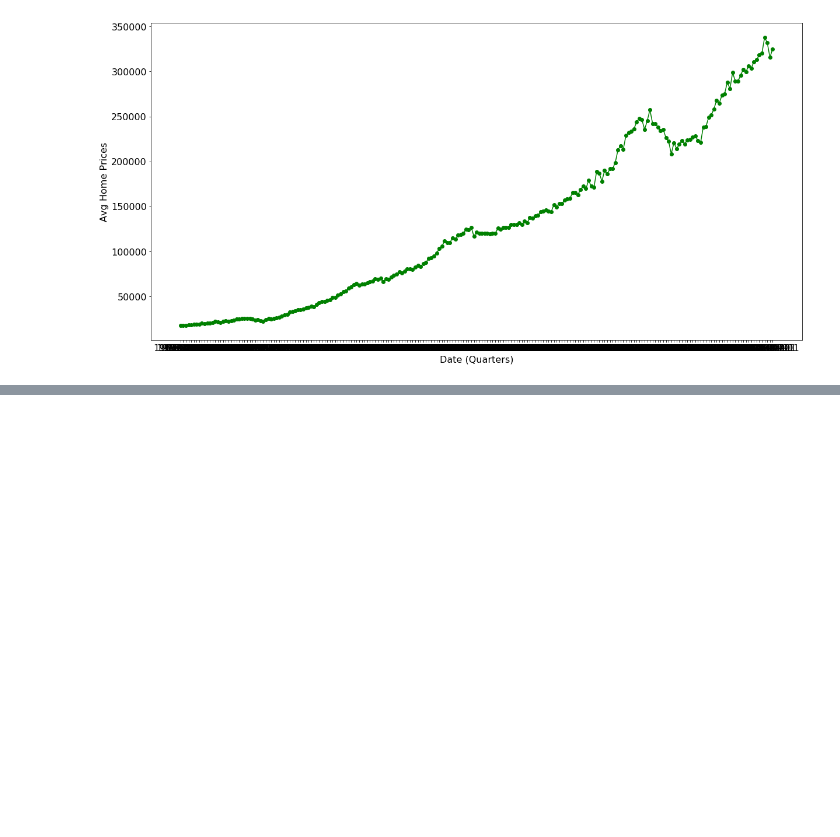
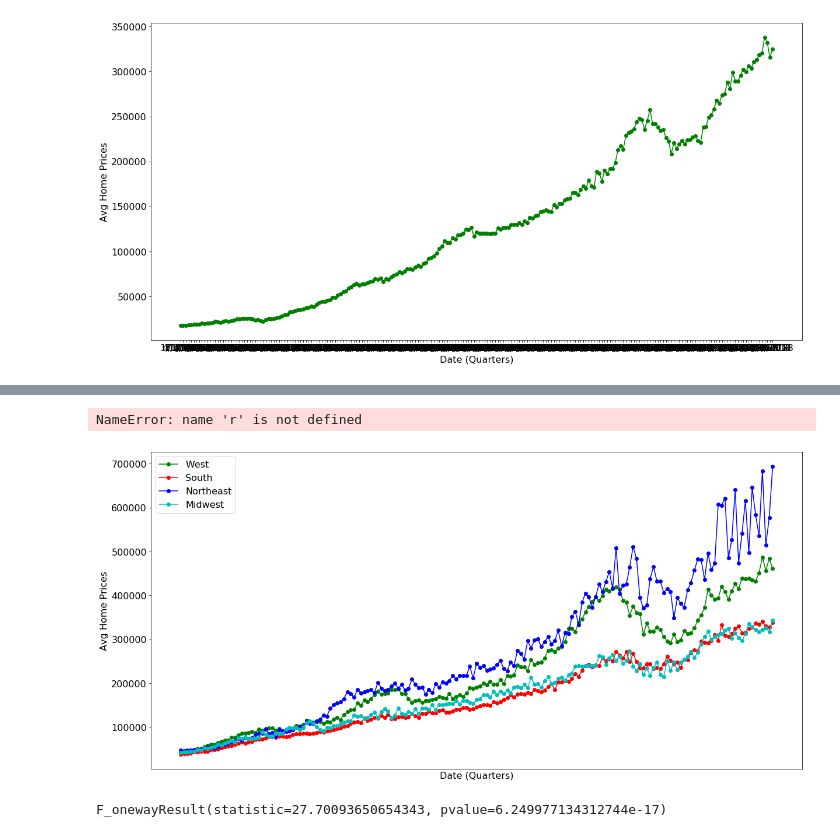
Before and after one commit to tmcbeth/Project-1---Group-3, a Jupyter notebook: InterestRatesTM.ipynb, the cells around one changed output, grey strips where cells are left out. Drawn from its saved outputs; the diff is of its cells as text; code cells hidden in the pictures; blank space fills up the shorter version.

```diff
--- a/InterestRatesTM.ipynb
+++ b/InterestRatesTM.ipynb
@@ -129,3 +260,10 @@ US_housing_date
 # %%
 # ANOVA between regions
 # chi-squared test between regions
+# %%
+# call data from csv
+
+# import housing file
+regional_housing_file = "Housing prices by region.csv"
+regional_housing_data = pd.read_csv(regional_housing_file)
+regional_housing_data.head()
@@ -131,0 +277,3 @@ US_housing_date
+# %%
+regional_housing= regional_housing_data.rename(columns={"DATE":"Date (Quarterly)","ASPS":"South","ASPW":"West","ASPNE":"Northeast","ASPMW":"Midwest"})
+regional_housing.head()
@@ -131,0 +287,51 @@ US_housing_date
+# %%
+# plot graph of housing prices by region
+
+plt.rcParams["figure.figsize"]=[20,10]
+plt.rcParams["font.size"]=16
+
+years = mdates.YearLocator()   # every year
+months = mdates.MonthLocator()  # every month
+yearsFmt = mdates.DateFormatter('%Y')
+
+
+fig3, ax3 = plt.subplots()
+
+ax3.set_xlabel("Date (Quarters)")
+ax3.set_ylabel("Avg Home Prices")
+
+data_west = regional_housing["West"]
+data_south = regional_housing["South"]
+data_ne = regional_housing["Northeast"]
+data_mw = regional_housing["Midwest"]
+
+x_axis3 = regional_housing["Date (Quarterly)"]
+
+west_trend = plt.plot(x_axis2,data_west,color='g',marker = "o")
+south_trend = plt.plot(x_axis2,data_south,color='r',marker = "o")
+ne_trend = plt.plot(x_axis2,data_ne,color='b',marker = "o")
+mw_trend = plt.plot(x_axis2,data_mw,color='c',marker = "o")
+
+plt.legend(loc="best")
+
+# format the ticks
+ax3.xaxis.set_major_locator(years)
+ax3.xaxis.set_major_formatter(yearsFmt)
+ax3.xaxis.set_minor_locator(months)
+
+# round to nearest years...
+datemin = np.datetime64(r.date[0], 'Y')
+datemax = np.datetime64(r.date[-1], 'Y') + np.timedelta64(1, 'Y')
+ax3.set_xlim(datemin, datemax)
+
+
+
+plt.show
+# %% [output]
+NameError: name 'r' is not defined
+[figure, added]
+# %%
+# Perform the ANOVA
+stats.f_oneway(regional_housing["West"], regional_housing["South"], regional_housing["Northeast"], regional_housing["Midwest"])
+# %% [output]
+F_onewayResult(statistic=27.70093650654343, pvalue=6.249977134312744e-17)
```
Also changed, not shown: parts of 20 cells of this notebook, 3 other files.
